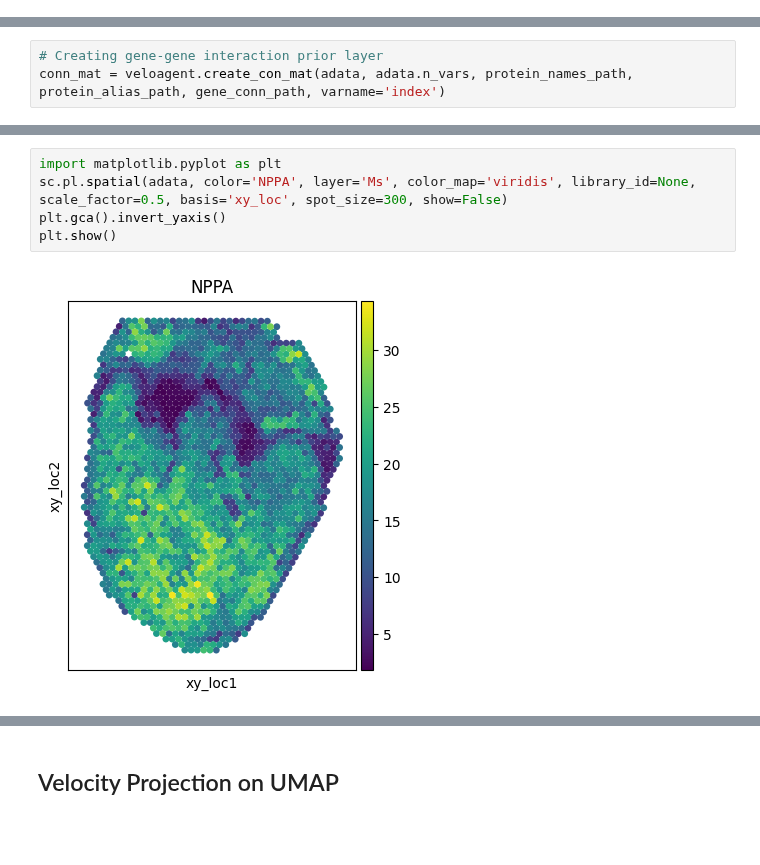
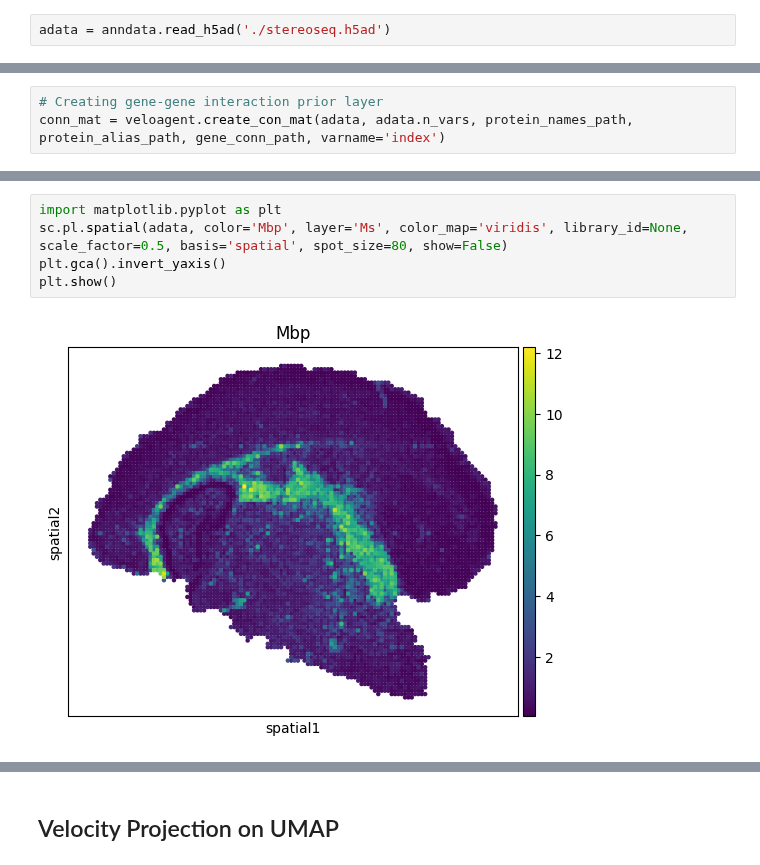
Before and after one commit to mcgilldinglab/veloAgent, a Jupyter notebook: tutorial/veloagent_tutorial.ipynb, the cells around one changed output, grey strips where cells are left out. Cells and saved outputs as stored; diff of their text form; blank space fills up the shorter version.

```diff
--- a/tutorial/veloagent_tutorial.ipynb
+++ b/tutorial/veloagent_tutorial.ipynb
@@ -13,3 +13,5 @@ adata = anndata.read_h5ad('/Users/brentyoon/Documents/COMP402/code/data/chicken.
+# %%
+adata = anndata.read_h5ad('./stereoseq.h5ad')
 # %% [markdown]
 ## Preprocessing Dataset
 # %%
@@ -48,8 +71,8 @@ veloagent.train_nbr(num_epochs=50, data=adata, embed_basis='cell_embed', genenet
 # %%
 import matplotlib.pyplot as plt
-sc.pl.spatial(adata, color='NPPA', layer='Ms', color_map='viridis', library_id=None, scale_factor=0.5, basis='xy_loc', spot_size=300, show=False)
+sc.pl.spatial(adata, color='Mbp', layer='Ms', color_map='viridis', library_id=None, scale_factor=0.5, basis='spatial', spot_size=80, show=False)
 plt.gca().invert_yaxis()
 plt.show()
 # %% [output]
-[figure, old version]
+[figure, new version]
 # %%
```
Also changed, not shown: parts of 14 cells of this notebook, 1 other file.
